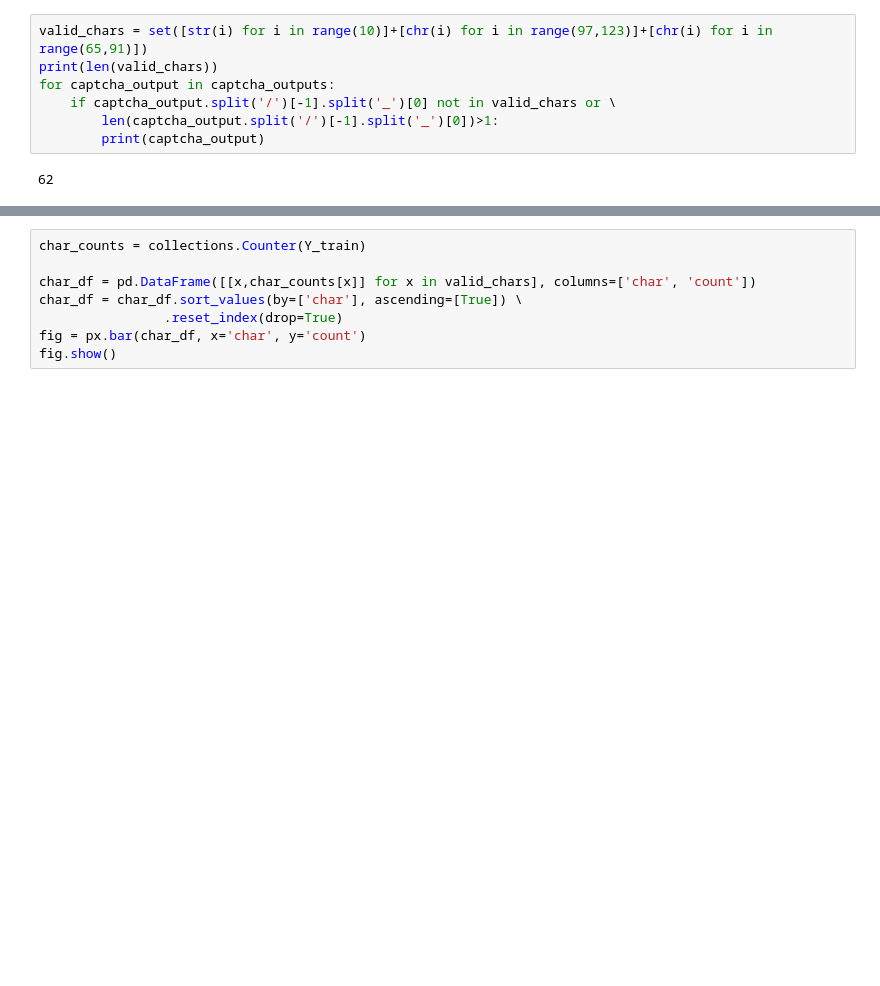
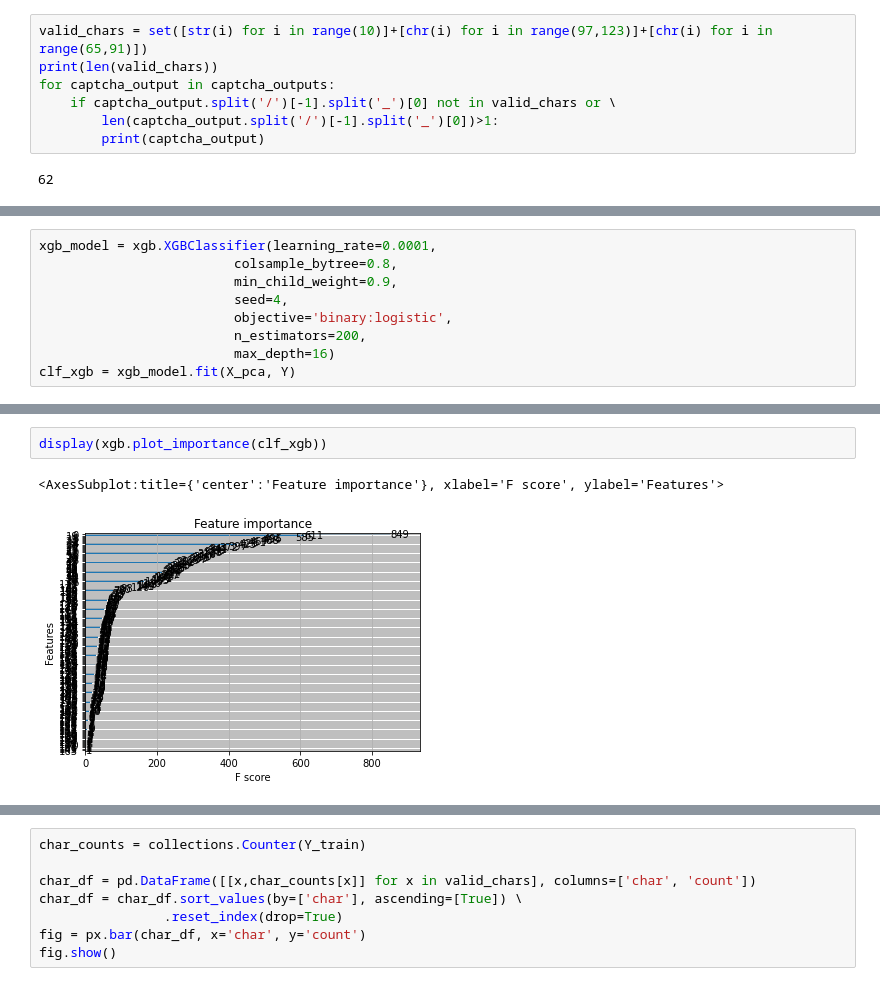
Before and after one commit to zxingz/AutoCowin, a Jupyter notebook: CowinCaptcha.ipynb, the cells around one changed output, grey strips where cells are left out. Saved outputs shown, nothing was run; the diff lists cells and outputs as text; blank space fills up the shorter version.

```diff
--- a/CowinCaptcha.ipynb
+++ b/CowinCaptcha.ipynb
@@ -322,0 +374,9 @@ fig.show()
+# %%
+xgb_model = xgb.XGBClassifier(learning_rate=0.0001,
+                         colsample_bytree=0.8,
+                         min_child_weight=0.9,
+                         seed=4,
+                         objective='binary:logistic',
+                         n_estimators=200,
+                         max_depth=16)
+clf_xgb = xgb_model.fit(X_pca, Y)
@@ -322,0 +386,5 @@ fig.show()
+# %%
+display(xgb.plot_importance(clf_xgb))
+# %% [output]
+<AxesSubplot:title={'center':'Feature importance'}, xlabel='F score', ylabel='Features'>
+[figure, added]
```
Also changed, not shown: parts of 21 cells of this notebook.
